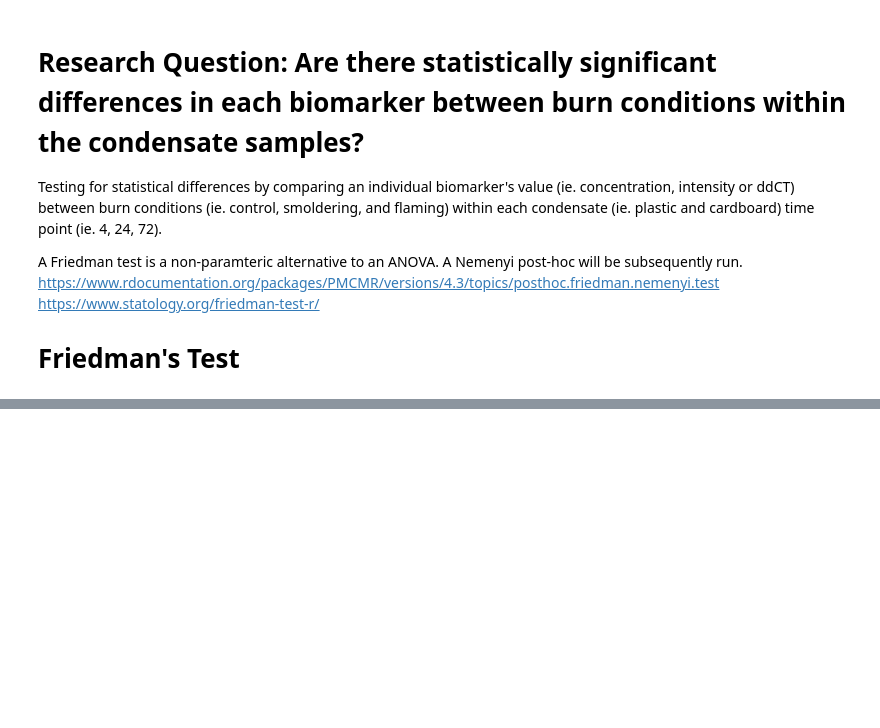
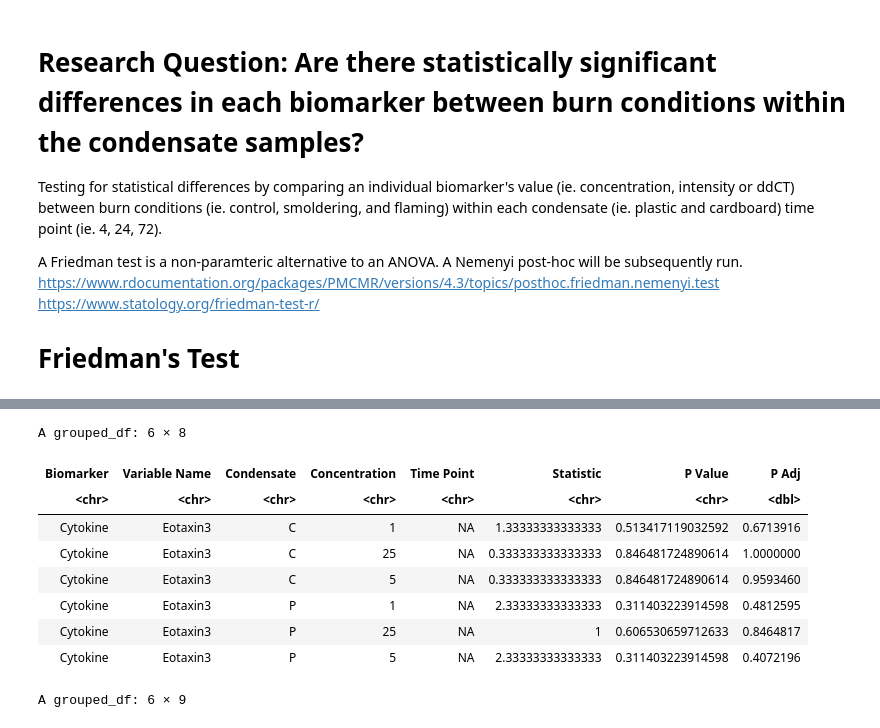
Before and after one commit to UNC-CEMALB/Burn-pit-smoke-condensate-mediated-toxicity-in-human-airway-epithelial-cells-, a Jupyter notebook: 2. Biomarker Distribution Analysis/Biomarker Friedman Analysis.ipynb, the cells around one changed output, grey strips where cells are left out. Cells and saved outputs as stored; diff of their text form; code cells hidden in the pictures; blank space fills up the shorter version.

```diff
--- a/2. Biomarker Distribution Analysis/Biomarker Friedman Analysis.ipynb
+++ b/2. Biomarker Distribution Analysis/Biomarker Friedman Analysis.ipynb
@@ -253,0 +166,30 @@ friedmans_burn_conditionv_v2 = function(df, concentration, value, biomarker){
+# %%
+# the mRNA df doesn't consistently test all 3 concentrations (1,5, or 25 micrograms) or
+# time points(4,24,72) therefore we can't subset the df using a loop so we'll create separate dfs
+# for each concentration and time point
+split_mRNA_df = mRNA_df %>%
+    group_by(Concentration, Time_Point) %>%
+    group_split()
+
+conc1_24_mRNA_df = split_mRNA_df[[1]]
+conc1_72_mRNA_df = split_mRNA_df[[2]]
+conc25_4_mRNA_df = split_mRNA_df[[3]]
+conc25_24_mRNA_df = split_mRNA_df[[4]]
+conc25_72_mRNA_df = split_mRNA_df[[5]]
+conc5_24_mRNA_df = split_mRNA_df[[6]]
+conc5_72_mRNA_df = split_mRNA_df[[7]]
+concc_4_mRNA_df = split_mRNA_df[[8]]
+concc_24_mRNA_df = split_mRNA_df[[9]]
+concc_72_mRNA_df = split_mRNA_df[[10]]
+
+# control samples have a concentration of NA, so they're all in a separate df
+# adding them back into the other dataframes
+conc1_24_mRNA_df = unique(rbind(conc1_24_mRNA_df, concc_24_mRNA_df))
+conc1_72_mRNA_df = unique(rbind(conc1_72_mRNA_df, concc_72_mRNA_df))
+conc25_4_mRNA_df = unique(rbind(conc25_4_mRNA_df, concc_4_mRNA_df))
+conc25_24_mRNA_df = unique(rbind(conc25_24_mRNA_df, concc_24_mRNA_df))
+conc25_72_mRNA_df = unique(rbind(conc25_72_mRNA_df, concc_72_mRNA_df))
+conc5_24_mRNA_df = unique(rbind(conc5_24_mRNA_df, concc_24_mRNA_df))
+conc5_72_mRNA_df = unique(rbind(conc5_72_mRNA_df, concc_72_mRNA_df))
+
+head(conc1_24_mRNA_df)
@@ -253,0 +295,24 @@ friedmans_burn_conditionv_v2 = function(df, concentration, value, biomarker){
+# %%
+# creating 1 df
+friedmans_df = rbind(cytokine_friedmans[[1]], proteomics_25_friedmans[[1]], proteomics_5_friedmans[[1]],
+                              conc1_24_friedmans_mRNA_v2[[1]], conc1_72_friedmans_mRNA_v2[[1]], conc25_4_friedmans_mRNA_v2[[1]],
+                              conc25_24_friedmans_mRNA_v2[[1]], conc25_72_friedmans_mRNA_v2[[1]], conc5_24_friedmans_mRNA_v2[[1]],
+                              conc5_72_friedmans_mRNA_v2[[1]])
+wilcoxon_df = rbind(cytokine_friedmans[[2]], proteomics_25_friedmans[[2]], proteomics_5_friedmans[[2]],
+                              conc1_24_friedmans_mRNA_v2[[2]], conc1_72_friedmans_mRNA_v2[[2]], conc25_4_friedmans_mRNA_v2[[2]],
+                              conc25_24_friedmans_mRNA_v2[[2]], conc25_72_friedmans_mRNA_v2[[2]], conc5_24_friedmans_mRNA_v2[[2]],
+                              conc5_72_friedmans_mRNA_v2[[2]])
+
+head(friedmans_df)
+head(wilcoxon_df)
+# %% [output]
+A grouped_df: 6 × 8
+| Biomarker | Variable Name | Condensate | Concentration | Time Point | Statistic | P Value | P Adj |
+| <chr> | <chr> | <chr> | <chr> | <chr> | <chr> | <chr> | <dbl> |
+| Cytokine | Eotaxin3 | C | 1 | NA | 1.33333333333333 | 0.513417119032592 | 0.6713916 |
+| Cytokine | Eotaxin3 | C | 25 | NA | 0.333333333333333 | 0.846481724890614 | 1.0000000 |
+| Cytokine | Eotaxin3 | C | 5 | NA | 0.333333333333333 | 0.846481724890614 | 0.9593460 |
+| Cytokine | Eotaxin3 | P | 1 | NA | 2.33333333333333 | 0.311403223914598 | 0.4812595 |
+| Cytokine | Eotaxin3 | P | 25 | NA | 1 | 0.606530659712633 | 0.8464817 |
+| Cytokine | Eotaxin3 | P | 5 | NA | 2.33333333333333 | 0.311403223914598 | 0.4072196 |
+A grouped_df: 6 × 9
```
Also changed, not shown: parts of 7 cells of this notebook.
